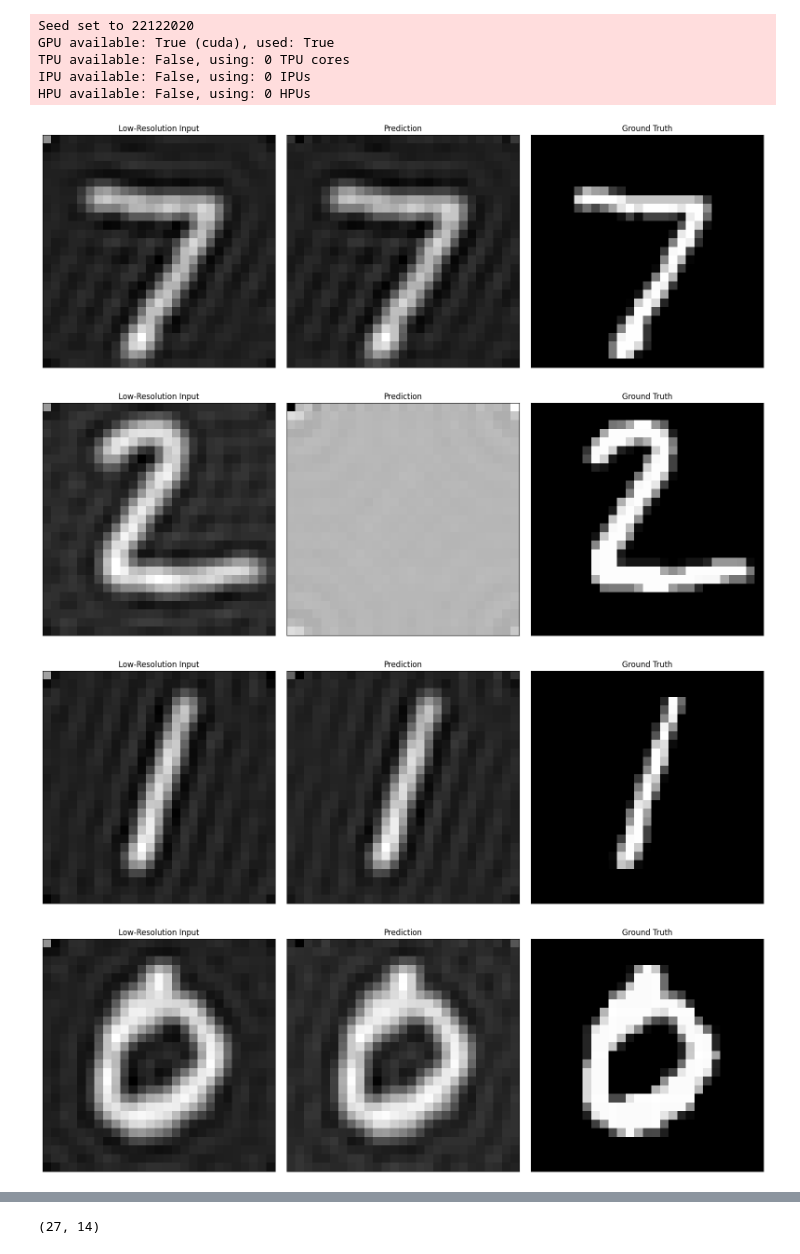
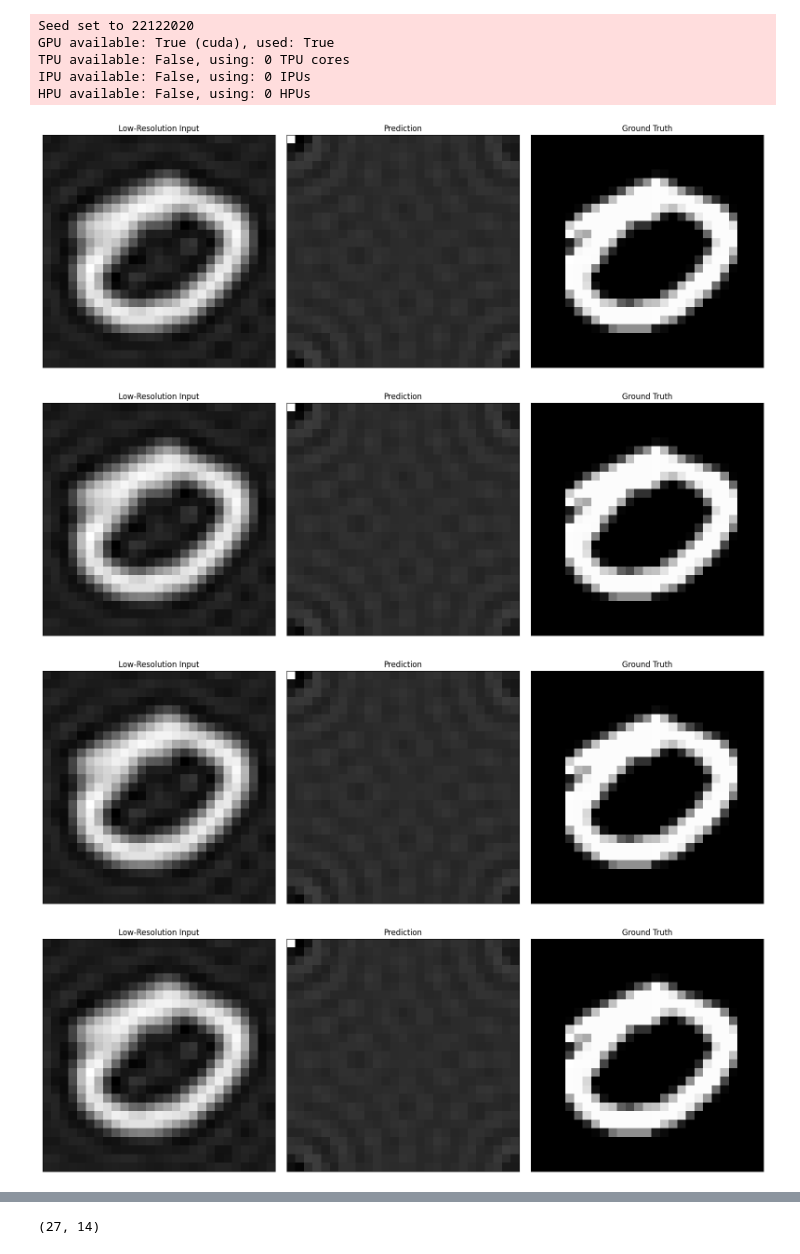
Before and after one commit to AmanKukde/FourierImageTransformer, a Jupyter notebook: examples/Super-Resolution - MNIST Example.ipynb, the cells around one changed output, grey strips where cells are left out. Cells and saved outputs as stored; diff of their text form; code cells hidden in the pictures.

```diff
--- a/examples/Super-Resolution - MNIST Example.ipynb
+++ b/examples/Super-Resolution - MNIST Example.ipynb
@@ -42,30 +42,32 @@ model = SResTransformerModule(d_model=n_heads*d_query,
                               n_heads=n_heads, d_query=d_query, dropout=0.1, attention_dropout=0.1,num_shells = 8,model_path = '')
 fig = plt.figure()
 psnr_dict = {}
-trained_model_path = ['/home/aman.kukde/Projects/FourierImageTransformer/models_saved/20-03_00-20-27_mse_/last.ckpt','/home/aman.kukde/Projects/FourierImageTransformer/models_saved/Run_07-03_15-04-41_sum_modified_overfitted_114/epoch=943-step=944.ckpt']
-for model_no,path in enumerate(trained_model_path[:1]):
+trained_model_path = ['/home/aman.kukde/Projects/FourierImageTransformer/models_saved/20-03_11-19-30_prod_modified_ss_True/last.ckpt']#,'/home/aman.kukde/Projects/FourierImageTransformer/models_saved/Run_07-03_15-04-41_sum_modified_overfitted_114/epoch=943-step=944.ckpt']
+
+
+for model_no,path in enumerate(trained_model_path):
     model.load_test_model(path)
     model.cuda()
-    tokeniser_weights = torch.load('/home/aman.kukde/Projects/FourierImageTransformer/model.ckpt')['state_dict']
-    for key in list(tokeniser_weights.keys()):
-        if '.encoder' in key:
-            del tokeniser_weights[key]
+#     tokeniser_weights = torch.load('/home/aman.kukde/Projects/FourierImageTransformer/model.ckpt')['state_dict']
+#     for key in list(tokeniser_weights.keys()):
+#         if '.encoder' in key:
+#             del tokeniser_weights[key]
 
-    def load_partial_state_dict(model, state_dict):
-        own_state = model.state_dict()
-        for name, param in state_dict.items():
-            if name in own_state:
-                print(f'Copying {name}')
-                if own_state[name].size() == param.size():
-                    own_state[name].copy_(param)
-                    own_state[name].requires_grad = False
-                    own_state[name].training = False
-            # else:
-            #     print(f'Layer {name} not found in current model')
-        model.load_state_dict(tokeniser_weights, strict=False)
-        return model
+#     def load_partial_state_dict(model, state_dict):
+#         own_state = model.state_dict()
+#         for name, param in state_dict.items():
+#             if name in own_state:
+#                 print(f'Copying {name}')
+#                 if own_state[name].size() == param.size():
+#                     own_state[name].copy_(param)
+#                     own_state[name].requires_grad = False
+#                     own_state[name].training = False
+#             # else:
+#             #     print(f'Layer {name} not found in current model')
+#         model.load_state_dict(tokeniser_weights, strict=False)
+#         return model
 
-    # model = load_partial_state_dict(model, tokeniser_weights)
+#     # model = load_partial_state_dict(model, tokeniser_weights)
 
     trainer = Trainer(max_epochs=100,
                     #gpus=1, # set to 0 if you want to run on CPU
@@ -80,8 +82,8 @@ for model_no,path in enumerate(trained_model_path[:1]):
                     deterministic=True)
     for fc, (mag_min, mag_max) in dm.test_dataloader():
         break
-    # for fc, (mag_min, mag_max) in dm.train_dataloader():
-    #     break
+    for fc, (mag_min, mag_max) in dm.train_dataloader():
+        break
     fc = fc.to('cuda')
     mag_min = mag_min.to('cuda')
     mag_max = mag_max.to('cuda')
@@ -156,34 +158,34 @@ for model_no,path in enumerate(trained_model_path[:1]):
         ax0.yaxis.set_major_locator(plt.NullLocator())
         lowres_psnr = PSNR(gt_img, lowres_img)
         # lowres_img_vs_gt_img_psnr = PSNR(gt_img[sample].cpu()[2:, 2:], lowres_img[sample].cpu()[2:, 2:], drange=torch.tensor(255., dtype=torch.float32))
         ax0.imshow(np.roll(abs(torch.fft.rfftn(lowres_img[sample].cpu(),dim = [0,1])),13,0))
         ax0.set_title('Low-Resolution Input');
         ax0.set_xlabel(f'PSNR: {lowres_psnr[sample].cpu().detach()} dB')
         ax0.axis('equal');
 
         ax1.xaxis.set_major_locator(plt.NullLocator())
         ax1.yaxis.set_major_locator(plt.NullLocator())
         ax1.imshow(np.roll(abs(torch.fft.rfftn(pred_img[sample].cpu(),dim = [0,1])),13,0))
         pred_psnr = PSNR(gt_img, pred_img)
         # pred_vs_gt_img_psnr = PSNR(gt_img[sample].cpu()[2:, 2:], pred_img[sample].cpu()[2:, 2:], drange=torch.tensor(255., dtype=torch.float32))
         ax1.set_title('Prediction');
         ax1.set_xlabel(f'PSNR: {pred_psnr[sample].cpu().detach()} dB')
         ax1.axis('equal');
 
         ax2.xaxis.set_major_locator(plt.NullLocator())
         ax2.yaxis.set_major_locator(plt.NullLocator())
         ax2.imshow(np.roll(abs(torch.fft.rfftn(gt_img[sample].cpu(),dim = [0,1])),13,0))
         ax2.set_title('Ground Truth');
         # ax2.set_xlabel(f'Max: {gt_img[sample].cpu().max():.2f} Min: {gt_img[sample].cpu().min():.2f}');
         ax2.axis('equal');
         diff.append(lowres_psnr - pred_psnr)
 # %% [output]
 Seed set to 22122020
 GPU available: True (cuda), used: True
 TPU available: False, using: 0 TPU cores
 IPU available: False, using: 0 IPUs
 HPU available: False, using: 0 HPUs
-[figure, old version]
+[figure, new version]
-[figure, old version]
+[figure, new version]
-[figure, old version]
+[figure, new version]
-[figure, old version]
+[figure, new version]
```
Also changed, not shown: parts of 7 cells of this notebook, 4 other files.
